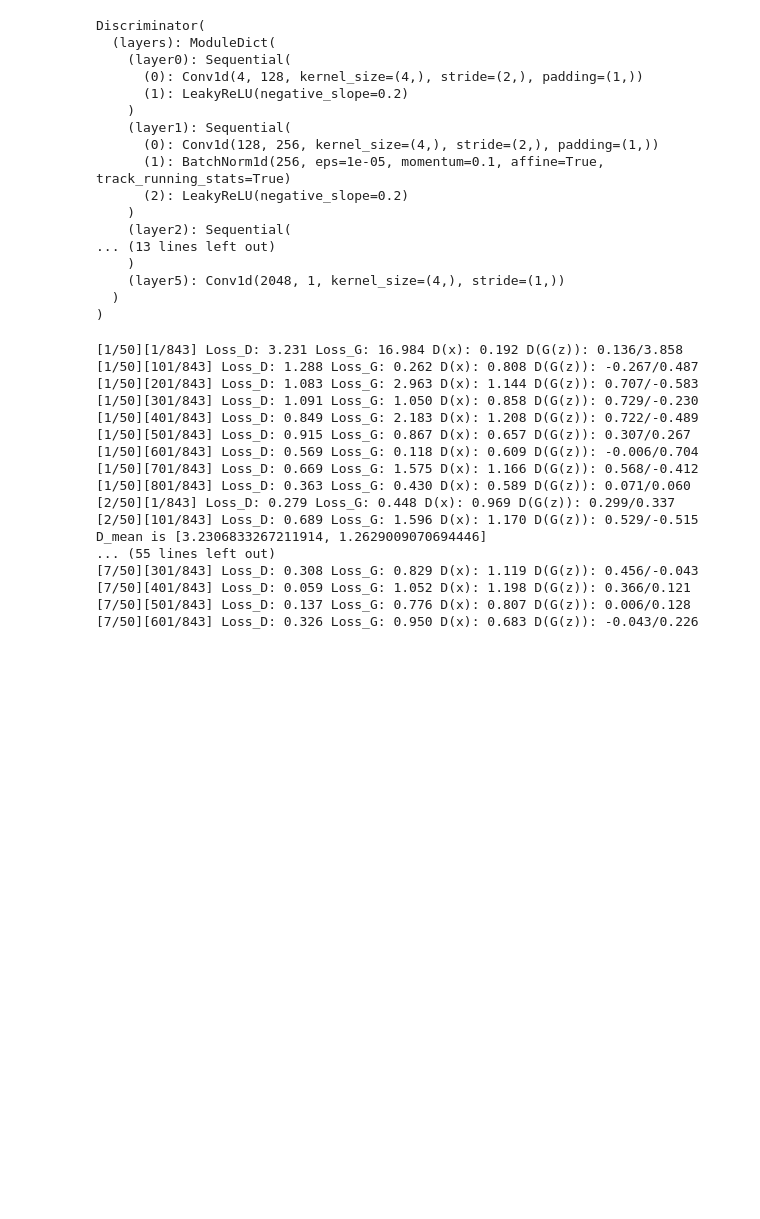
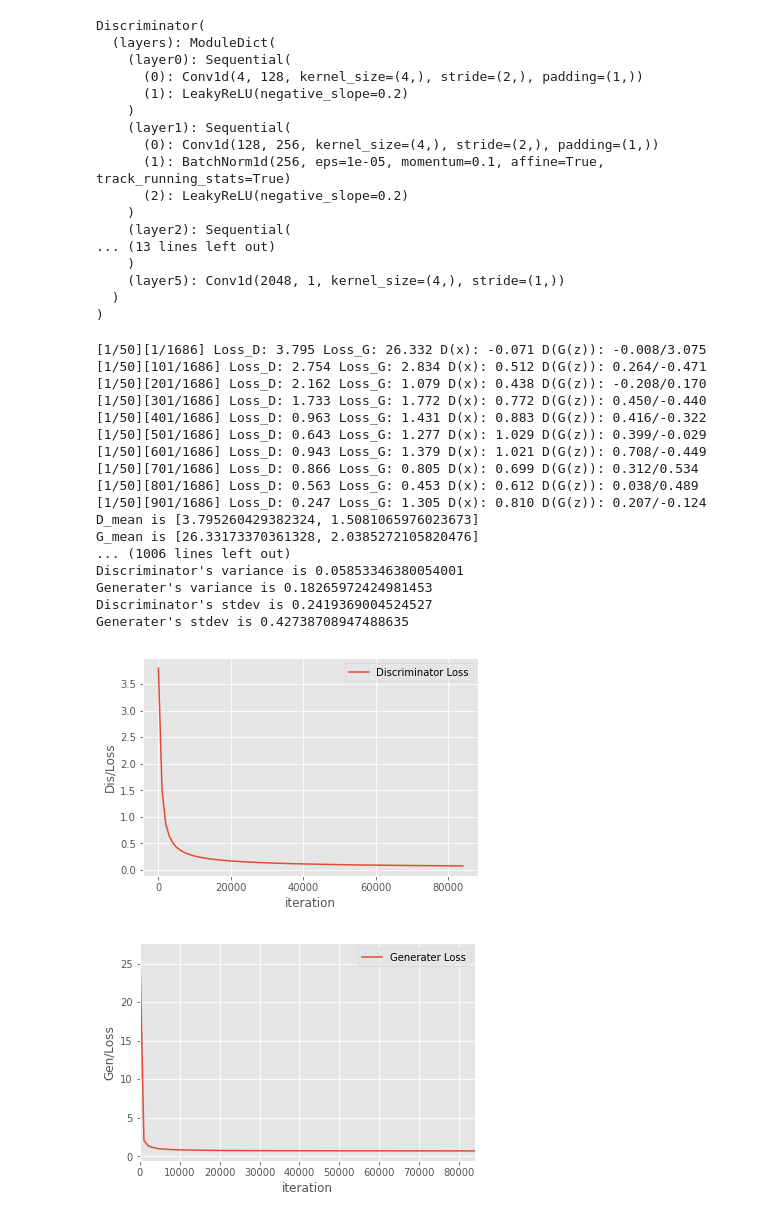
Before and after one commit to Ric418/Practice-ML, a Jupyter notebook: Grad_thesis/LSGAN_iter2.ipynb, the cells around one changed output. Cells and saved outputs as stored; diff of their text form; code cells hidden in the pictures; blank space fills up the shorter version.

Commit message:
update iter file

```diff
--- a/Grad_thesis/LSGAN_iter2.ipynb
+++ b/Grad_thesis/LSGAN_iter2.ipynb
@@ -191,7 +191,7 @@ device: cuda:0
 # バッチサイズ分のデータを読み込む。
 # training はデータをシャッフルし、読み込み始める配列をランダムにする。
 # 他はシャッフルの必要なし。
-batch_size=64
+batch_size=32
 workers=0
 dataloaders = {
     'train': torch.utils.data.DataLoader(
@@ -331,80 +331,49 @@ for epoch in range(n_epoch):
             G_mean.append(mean(list(map(float, G_loss))))
             print("D_mean is",D_mean)
             print("G_mean is",G_mean)
         #print("[",itr,"] SUM_lossD:",D_loss_sum)
         #print("[",itr,"] SUM_lossG:",G_loss_sum)
     ############################
     # Lossの保存
     ############################
     #print("epoch",epoch+1,"D_loss is",D_loss)
     #print("epoch",epoch+1,"D_mean is",mean(list(map(float, D_sum))))
     #print("epoch",epoch+1,"G_loss is",G_loss)
     #print("epoch",epoch+1,"G_mean is",mean(list(map(float, G_sum))))
     #D_loss_var.append(variance(list(map(float, D_sum))))
     #print("D_losses",D_loss)
     #print("G_losses",G_loss)
     #print(fake_image.detach())
 #     vutils.save_image(fake_image.detach(), '{}/fake_samples_epoch_{:03d}.png'.format(outf, epoch + 1),
 #                       normalize=True, nrow=10)
 
     ############################
     # 確認用の配列生成とその配列の保存
     ############################
 
 #     if (epoch + 1) % 5 == 0:   # 5エポックごとにfakeseqを保存する
 #         filename = 'fake_pos_seq_epoch' + str(epoch + 1)
 #         fake_image = netG(fixed_noise)  # 1エポック終了ごとに確認用の贋作配列を生成する
 #         sem.vec2seq_save(filename, fake_image.cpu().detach(), batch_size)
 #         torch.save(netG.state_dict(), '{}/netG_epoch_{}.pth'.format(outf, epoch + 1))
 #         torch.save(netD.state_dict(), '{}/netD_epoch_{}.pth'.format(outf, epoch + 1))
-
-############################
-# 結果の表示
-############################
-
-x_num = list(map(lambda x: x*1000, np.arange(0,len(D_mean))))
-#print(x_num)
-matplotlib.style.use('ggplot')
-fig1, Dx = plt.subplots()
-Dx.set_xlabel('iteration')
-Dx.set_ylabel('Dis/Loss')
-Dx.plot(x_num,D_mean,label='Discriminator Loss')
-Dx.legend(loc = 'best')
-Dx.set_title('')
-
-fig2, Gx = plt.subplots()
-Gx.set_xlabel('iteration')
-Gx.set_ylabel('Gen/Loss')
-Gx.plot(x_num,G_mean,label='Generater Loss')
-Gx.legend(loc = 'best')
-Gx.set_xlim(0, 54000)
-
-plt.xticks(np.arange(0, 540 + 1, 10000))
-Gx.set_title('')
-plt.title('')
-
-plt.show
-
-fig1.savefig('iterDLosses.png')
-fig2.savefig('iterGLosses.png')
-
-print("Discriminator's variance is",variance(list(map(float, D_loss))))
-print("Generater's variance is",variance(list(map(float, G_loss))))
 # %% [output]
-[1/50][1/843] Loss_D: 3.231 Loss_G: 16.984 D(x): 0.192 D(G(z)): 0.136/3.858
-[1/50][101/843] Loss_D: 1.288 Loss_G: 0.262 D(x): 0.808 D(G(z)): -0.267/0.487
-[1/50][201/843] Loss_D: 1.083 Loss_G: 2.963 D(x): 1.144 D(G(z)): 0.707/-0.583
-[1/50][301/843] Loss_D: 1.091 Loss_G: 1.050 D(x): 0.858 D(G(z)): 0.729/-0.230
-[1/50][401/843] Loss_D: 0.849 Loss_G: 2.183 D(x): 1.208 D(G(z)): 0.722/-0.489
-[1/50][501/843] Loss_D: 0.915 Loss_G: 0.867 D(x): 0.657 D(G(z)): 0.307/0.267
-[1/50][601/843] Loss_D: 0.569 Loss_G: 0.118 D(x): 0.609 D(G(z)): -0.006/0.704
-[1/50][701/843] Loss_D: 0.669 Loss_G: 1.575 D(x): 1.166 D(G(z)): 0.568/-0.412
-[1/50][801/843] Loss_D: 0.363 Loss_G: 0.430 D(x): 0.589 D(G(z)): 0.071/0.060
-[2/50][1/843] Loss_D: 0.279 Loss_G: 0.448 D(x): 0.969 D(G(z)): 0.299/0.337
-[2/50][101/843] Loss_D: 0.689 Loss_G: 1.596 D(x): 1.170 D(G(z)): 0.529/-0.515
-D_mean is [3.2306833267211914, 1.2629009070694446]
-... (55 lines left out)
-[7/50][301/843] Loss_D: 0.308 Loss_G: 0.829 D(x): 1.119 D(G(z)): 0.456/-0.043
-[7/50][401/843] Loss_D: 0.059 Loss_G: 1.052 D(x): 1.198 D(G(z)): 0.366/0.121
-[7/50][501/843] Loss_D: 0.137 Loss_G: 0.776 D(x): 0.807 D(G(z)): 0.006/0.128
-[7/50][601/843] Loss_D: 0.326 Loss_G: 0.950 D(x): 0.683 D(G(z)): -0.043/0.226
+[1/50][1/1686] Loss_D: 3.795 Loss_G: 26.332 D(x): -0.071 D(G(z)): -0.008/3.075
+[1/50][101/1686] Loss_D: 2.754 Loss_G: 2.834 D(x): 0.512 D(G(z)): 0.264/-0.471
+[1/50][201/1686] Loss_D: 2.162 Loss_G: 1.079 D(x): 0.438 D(G(z)): -0.208/0.170
+[1/50][301/1686] Loss_D: 1.733 Loss_G: 1.772 D(x): 0.772 D(G(z)): 0.450/-0.440
+[1/50][401/1686] Loss_D: 0.963 Loss_G: 1.431 D(x): 0.883 D(G(z)): 0.416/-0.322
+[1/50][501/1686] Loss_D: 0.643 Loss_G: 1.277 D(x): 1.029 D(G(z)): 0.399/-0.029
+[1/50][601/1686] Loss_D: 0.943 Loss_G: 1.379 D(x): 1.021 D(G(z)): 0.708/-0.449
+[1/50][701/1686] Loss_D: 0.866 Loss_G: 0.805 D(x): 0.699 D(G(z)): 0.312/0.534
+[1/50][801/1686] Loss_D: 0.563 Loss_G: 0.453 D(x): 0.612 D(G(z)): 0.038/0.489
+[1/50][901/1686] Loss_D: 0.247 Loss_G: 1.305 D(x): 0.810 D(G(z)): 0.207/-0.124
+D_mean is [3.795260429382324, 1.5081065976023673]
+G_mean is [26.33173370361328, 2.0385272105820476]
+... (1006 lines left out)
+Discriminator's variance is 0.05853346380054001
+Generater's variance is 0.18265972424981453
+Discriminator's stdev is 0.2419369004524527
+Generater's stdev is 0.42738708947488635
+[figure, added]
+[figure, added]
```
Also changed, not shown: parts of 4 cells of this notebook, 5 other files.
